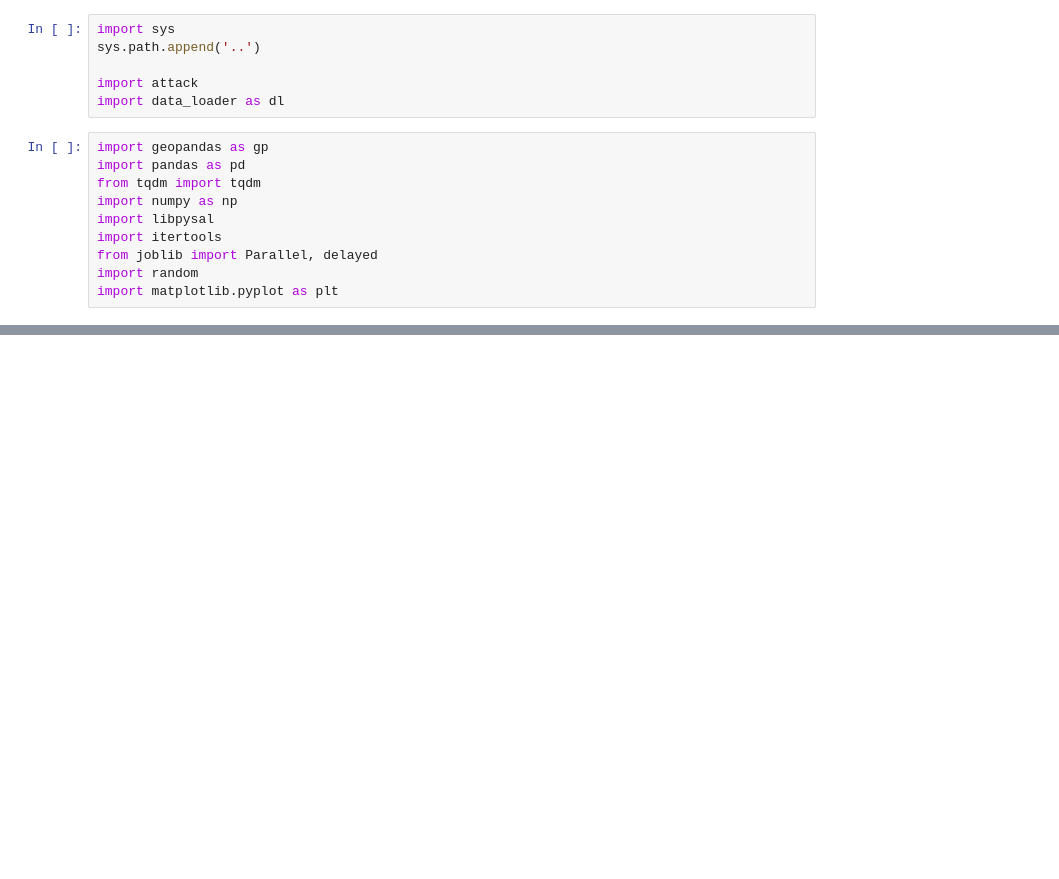
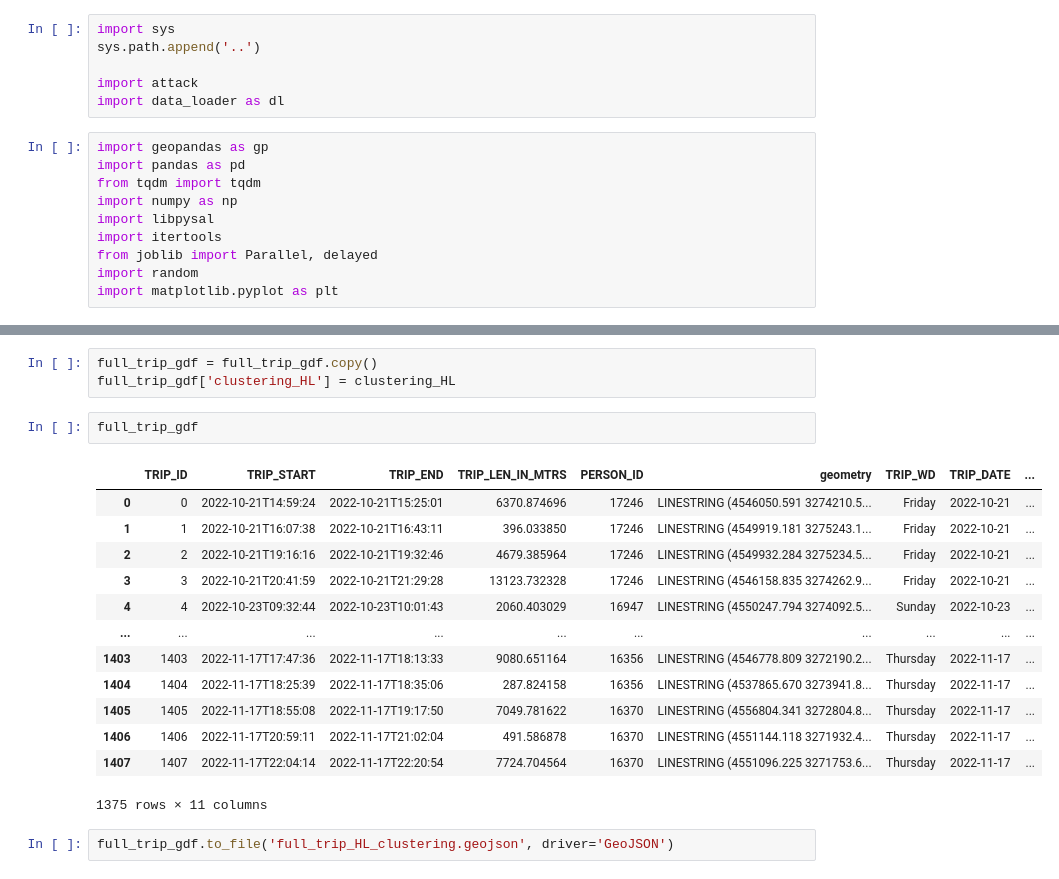
Before and after one commit to benediktstroebl/Master-Thesis, a Jupyter notebook: freemove/attack_freemove.ipynb, the cells around one changed output, grey strips where cells are left out. Saved outputs shown, nothing was run; the diff lists cells and outputs as text; blank space fills up the shorter version.

```diff
--- a/freemove/attack_freemove.ipynb
+++ b/freemove/attack_freemove.ipynb
@@ -173,3 +215,24 @@ Building clustering after HL matching step...
+# %%
+full_trip_gdf = full_trip_gdf.copy()
+full_trip_gdf['clustering_HL'] = clustering_HL
+# %%
+full_trip_gdf
+# %% [output]
+|  | TRIP_ID | TRIP_START | TRIP_END | TRIP_LEN_IN_MTRS | PERSON_ID | geometry | TRIP_WD | TRIP_DATE | ... |
+| 0 | 0 | 2022-10-21T14:59:24 | 2022-10-21T15:25:01 | 6370.874696 | 17246 | LINESTRING (4546050.591 3274210.5... | Friday | 2022-10-21 | ... |
+| 1 | 1 | 2022-10-21T16:07:38 | 2022-10-21T16:43:11 | 396.033850 | 17246 | LINESTRING (4549919.181 3275243.1... | Friday | 2022-10-21 | ... |
+| 2 | 2 | 2022-10-21T19:16:16 | 2022-10-21T19:32:46 | 4679.385964 | 17246 | LINESTRING (4549932.284 3275234.5... | Friday | 2022-10-21 | ... |
+| 3 | 3 | 2022-10-21T20:41:59 | 2022-10-21T21:29:28 | 13123.732328 | 17246 | LINESTRING (4546158.835 3274262.9... | Friday | 2022-10-21 | ... |
+| 4 | 4 | 2022-10-23T09:32:44 | 2022-10-23T10:01:43 | 2060.403029 | 16947 | LINESTRING (4550247.794 3274092.5... | Sunday | 2022-10-23 | ... |
+| ... | ... | ... | ... | ... | ... | ... | ... | ... | ... |
+| 1403 | 1403 | 2022-11-17T17:47:36 | 2022-11-17T18:13:33 | 9080.651164 | 16356 | LINESTRING (4546778.809 3272190.2... | Thursday | 2022-11-17 | ... |
+| 1404 | 1404 | 2022-11-17T18:25:39 | 2022-11-17T18:35:06 | 287.824158 | 16356 | LINESTRING (4537865.670 3273941.8... | Thursday | 2022-11-17 | ... |
+| 1405 | 1405 | 2022-11-17T18:55:08 | 2022-11-17T19:17:50 | 7049.781622 | 16370 | LINESTRING (4556804.341 3272804.8... | Thursday | 2022-11-17 | ... |
+| 1406 | 1406 | 2022-11-17T20:59:11 | 2022-11-17T21:02:04 | 491.586878 | 16370 | LINESTRING (4551144.118 3271932.4... | Thursday | 2022-11-17 | ... |
+| 1407 | 1407 | 2022-11-17T22:04:14 | 2022-11-17T22:20:54 | 7724.704564 | 16370 | LINESTRING (4551096.225 3271753.6... | Thursday | 2022-11-17 | ... |
+1375 rows × 11 columns
+# %%
+full_trip_gdf.to_file('full_trip_HL_clustering.geojson', driver='GeoJSON')
 # %%
 attack.run_full_attack(raw_full_trip_gdf, raw_trip_sp_gdf, raw_trip_ep_gdf, tesselation_gdf, city='berlin')
 # %% [output]
```
Also changed, not shown: parts of 3 cells of this notebook, 1 other file.
